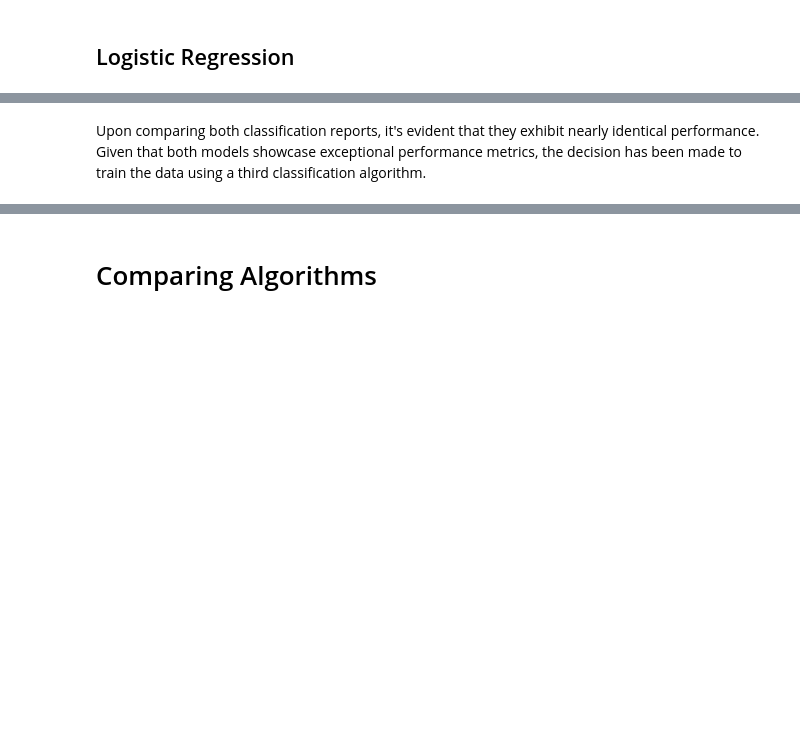
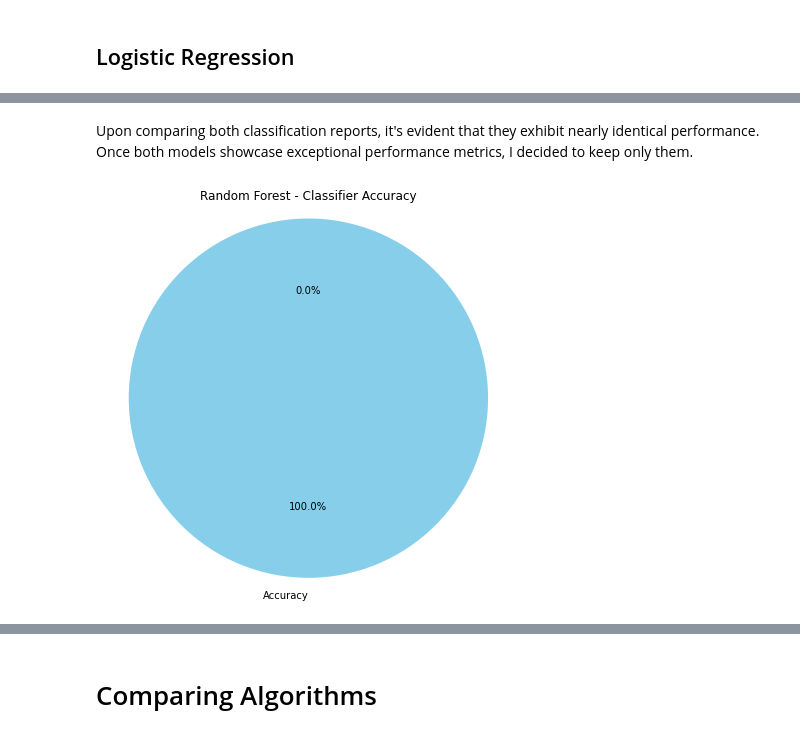
Before and after one commit to heberjuunior/Heber_ML_CA1, a Jupyter notebook: Heber_ML_CA1_Y4.ipynb, the cells around one changed output, grey strips where cells are left out. Drawn from its saved outputs; the diff is of its cells as text; code cells hidden in the pictures; blank space fills up the shorter version.

Commit message:
Algorithms Comparison + Conclusion

```diff
--- a/Heber_ML_CA1_Y4.ipynb
+++ b/Heber_ML_CA1_Y4.ipynb
@@ -467,5 +424,5 @@ rf.fit(X_train, y_train)
 # %%
-rf_predictions = rf.predict(X_train)
+rf_predictions = rf.predict(x_train)
 rf_accuracy = accuracy_score(y_train, rf_predictions)
 rf_report = classification_report(y_train, rf_predictions)
 rf_confusion_matrix = confusion_matrix(y_train, rf_predictions)
@@ -476,11 +445,13 @@ print('Accuracy:', rf_accuracy)
 # %% [markdown]
-Upon comparing both classification reports, it's evident that they exhibit nearly identical performance. Given that both models showcase exceptional performance metrics, the decision has been made to train the data using a third classification algorithm.
+Upon comparing both classification reports, it's evident that they exhibit nearly identical performance. Once both models showcase exceptional performance metrics, I decided to keep only them.
 # %%
-plt.figure(figsize=(8, 4))
-plt.bar(["Random Forest Classifier"], [rf_accuracy], color='#FB6D48')
-plt.title("Random Forest Classifier Accuracy")
-plt.grid(True)
+plt.figure(figsize=(6, 6))
+plt.pie([rf_accuracy, 1 - rf_accuracy], labels=["Accuracy", ""], colors=['skyblue', 'lightgrey'], autopct='%1.1f%%', startangle=90)
+plt.title("Random Forest - Classifier Accuracy")
+plt.axis('equal')
 plt.tight_layout()
 plt.show()
+# %% [output]
+[figure, added]
 # %%
 plt.figure(figsize=(8, 4))
```
Also changed, not shown: parts of 47 cells of this notebook.
